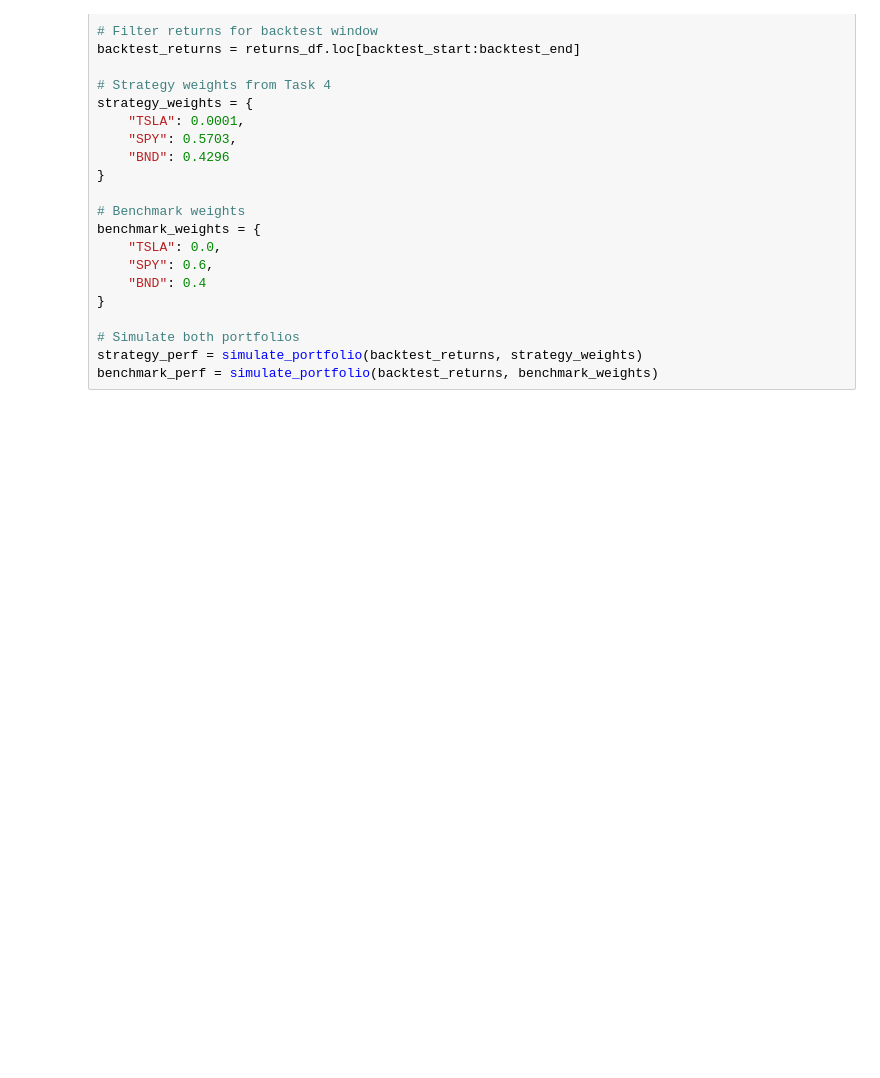
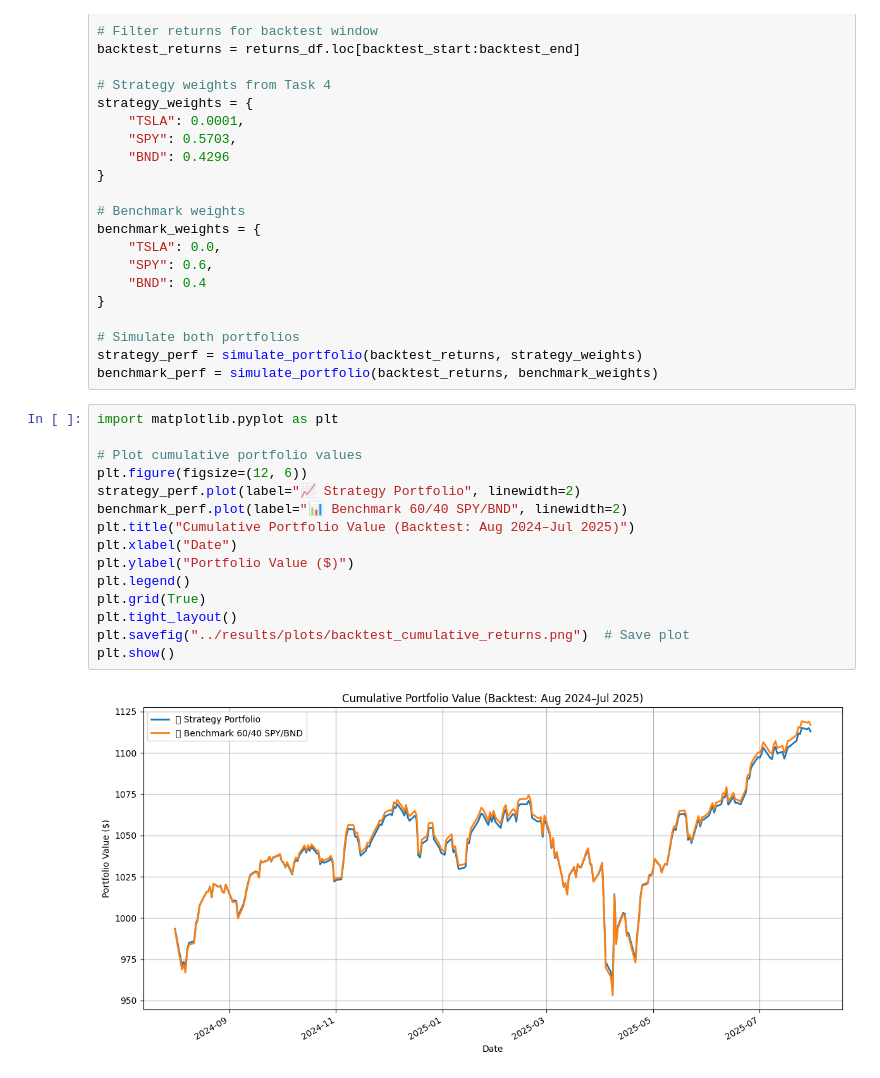
Before and after one commit to Filimon-H/GMF-investment-portfolio-management, a Jupyter notebook: notebooks/backtesting.ipynb, the cells around one changed output. Saved outputs shown, nothing was run; the diff lists cells and outputs as text; blank space fills up the shorter version.

Commit message:
feat: backtest strategy vs benchmark and plot cumulative returns

```diff
--- a/notebooks/backtesting.ipynb
+++ b/notebooks/backtesting.ipynb
@@ -48,3 +48,20 @@ benchmark_weights = {
 # Simulate both portfolios
 strategy_perf = simulate_portfolio(backtest_returns, strategy_weights)
 benchmark_perf = simulate_portfolio(backtest_returns, benchmark_weights)
+# %%
+import matplotlib.pyplot as plt
+
+# Plot cumulative portfolio values
+plt.figure(figsize=(12, 6))
+strategy_perf.plot(label="📈 Strategy Portfolio", linewidth=2)
+benchmark_perf.plot(label="📊 Benchmark 60/40 SPY/BND", linewidth=2)
+plt.title("Cumulative Portfolio Value (Backtest: Aug 2024–Jul 2025)")
+plt.xlabel("Date")
+plt.ylabel("Portfolio Value ($)")
+plt.legend()
+plt.grid(True)
+plt.tight_layout()
+plt.savefig("../results/plots/backtest_cumulative_returns.png")  # Save plot
+plt.show()
+# %% [output]
+[figure, added]
```
Also changed, not shown: parts of 1 cell of this notebook, 1 other file.
